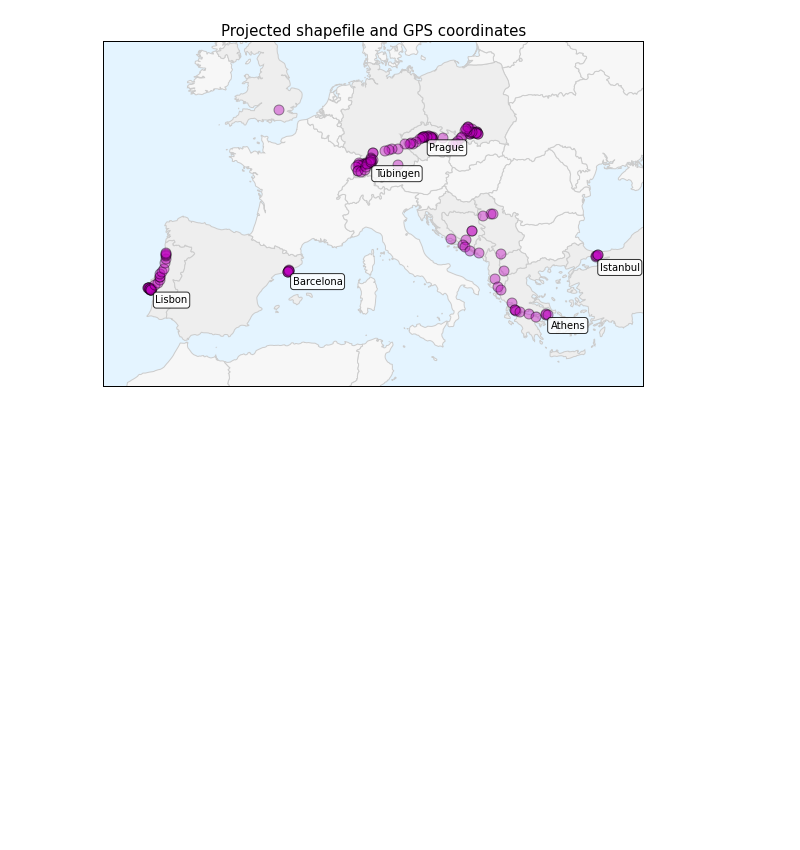
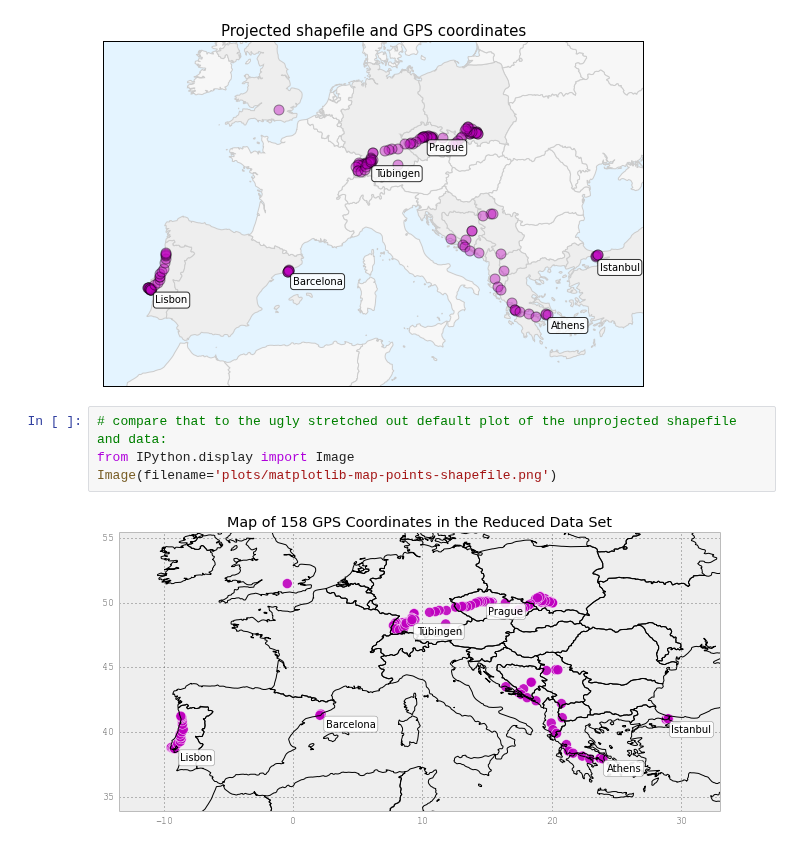
Before and after one commit to gboeing/data-visualization, a Jupyter notebook: geopandas-projections.ipynb, the cells around one changed output. Saved outputs shown, nothing was run; the diff lists cells and outputs as text; blank space fills up the shorter version.

Commit message:
added an unprojected plot for comparison

```diff
--- a/geopandas-projections.ipynb
+++ b/geopandas-projections.ipynb
@@ -341,3 +341,9 @@ for i, row in most.iterrows():
 plt.show()
 # %% [output]
 [figure]
+# %%
+# compare that to the ugly stretched out default plot of the unprojected shapefile and data:
+from IPython.display import Image
+Image(filename='plots/matplotlib-map-points-shapefile.png')
+# %% [output]
+[figure, added]
```
Also changed, not shown: parts of 1 cell of this notebook, 1 other file.
